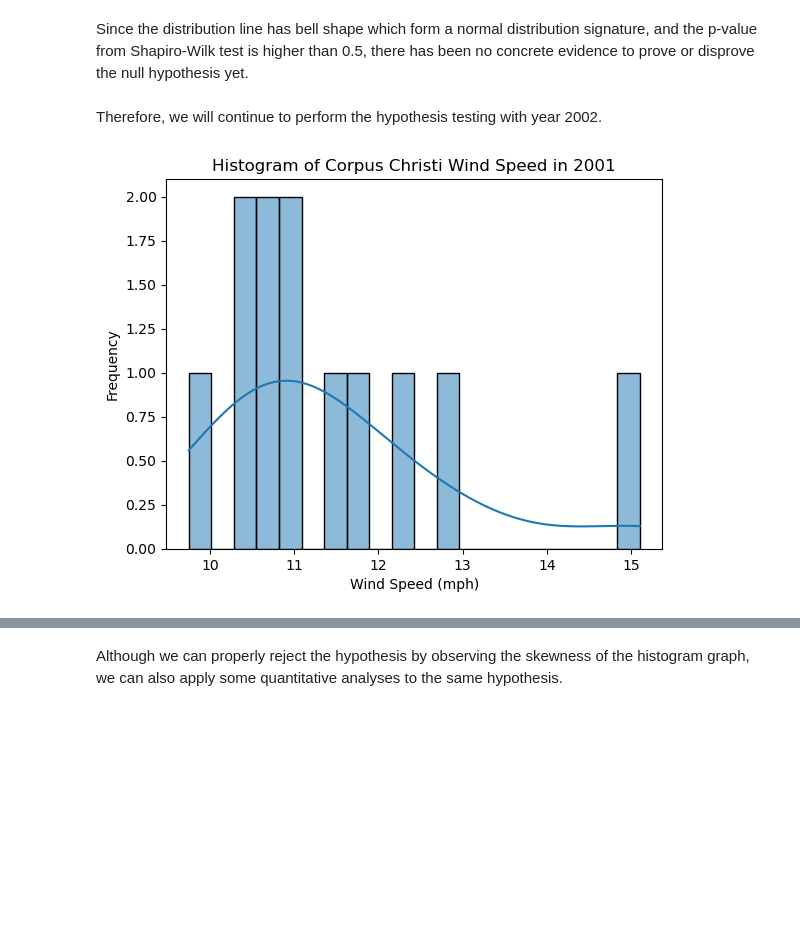
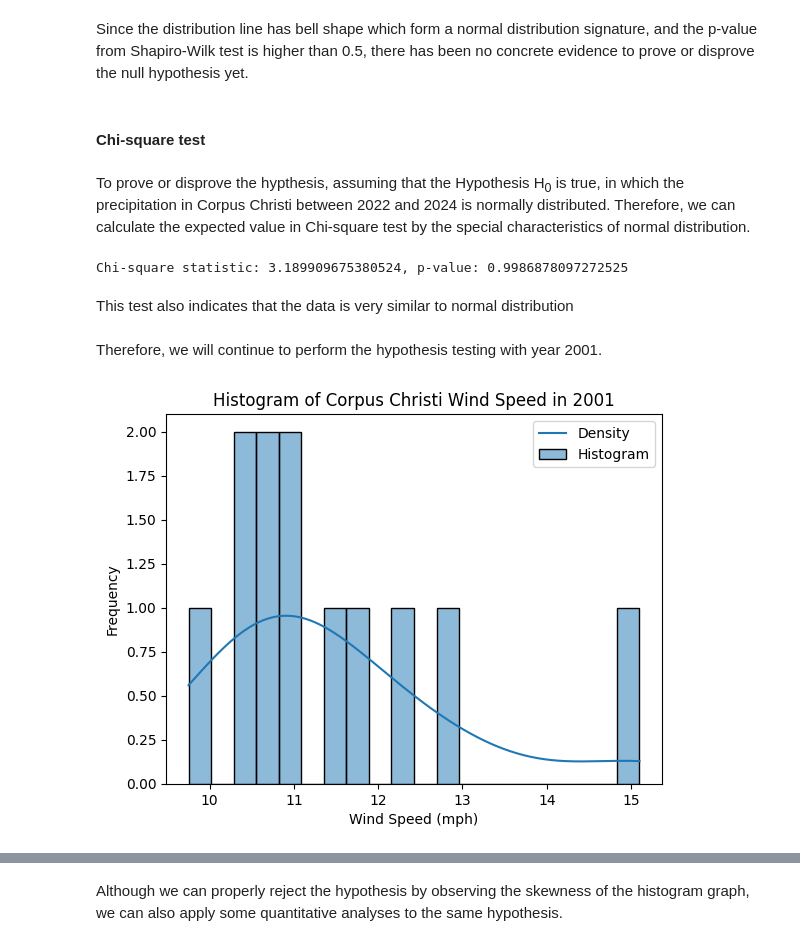
Before and after one commit to khoihng22/cosc_6380_hyp_group_2, a Jupyter notebook: Hypothesis 8.ipynb, the cells around one changed output, grey strips where cells are left out. Drawn from its saved outputs; the diff is of its cells as text; code cells hidden in the pictures; blank space fills up the shorter version.

```diff
--- a/Hypothesis 8.ipynb
+++ b/Hypothesis 8.ipynb
@@ -76,14 +135,26 @@ Since the distribution line has bell shape which form a normal distribution sign
+# %% [markdown]
+#### Chi-square test
+# %% [markdown]
+To prove or disprove the hypthesis, assuming that the Hypothesis H<sub>0</sub> is true, in which the precipitation in Corpus Christi between 2022 and 2024 is normally distributed. Therefore, we can calculate the expected value in Chi-square test by the special characteristics of normal distribution.
+# %%
+chi_square_normality(corpus_christi_ws_data_2000['AWND'])
+# %% [output]
+Chi-square statistic: 3.189909675380524, p-value: 0.9986878097272525
+# %% [markdown]
+This test also indicates that the data is very similar to normal distribution
 # %% [markdown]
-Therefore, we will continue to perform the hypothesis testing with year 2002.
+Therefore, we will continue to perform the hypothesis testing with year 2001.
 # %%
 corpus_christi_ws_data_2001 = corpus_christi_ws_data[corpus_christi_ws_data['DATE'].str.contains('2001')]
 # %%
 # histogram of average wind speed in 2001
 fig, ax = plt.subplots()
 sns.histplot(corpus_christi_ws_data_2001['AWND'], kde=True, bins=20, ax=ax)
 ax.set_title('Histogram of Corpus Christi Wind Speed in 2001')
 ax.set_xlabel('Wind Speed (mph)')
 ax.set_ylabel('Frequency')
+# set legend for the kde line and the histogram
+ax.legend(['Density', 'Histogram'])
 fig.show()
 # %% [output]
-[figure, old version]
+[figure, new version]
```
Also changed, not shown: parts of 14 cells of this notebook, 1 other file.
